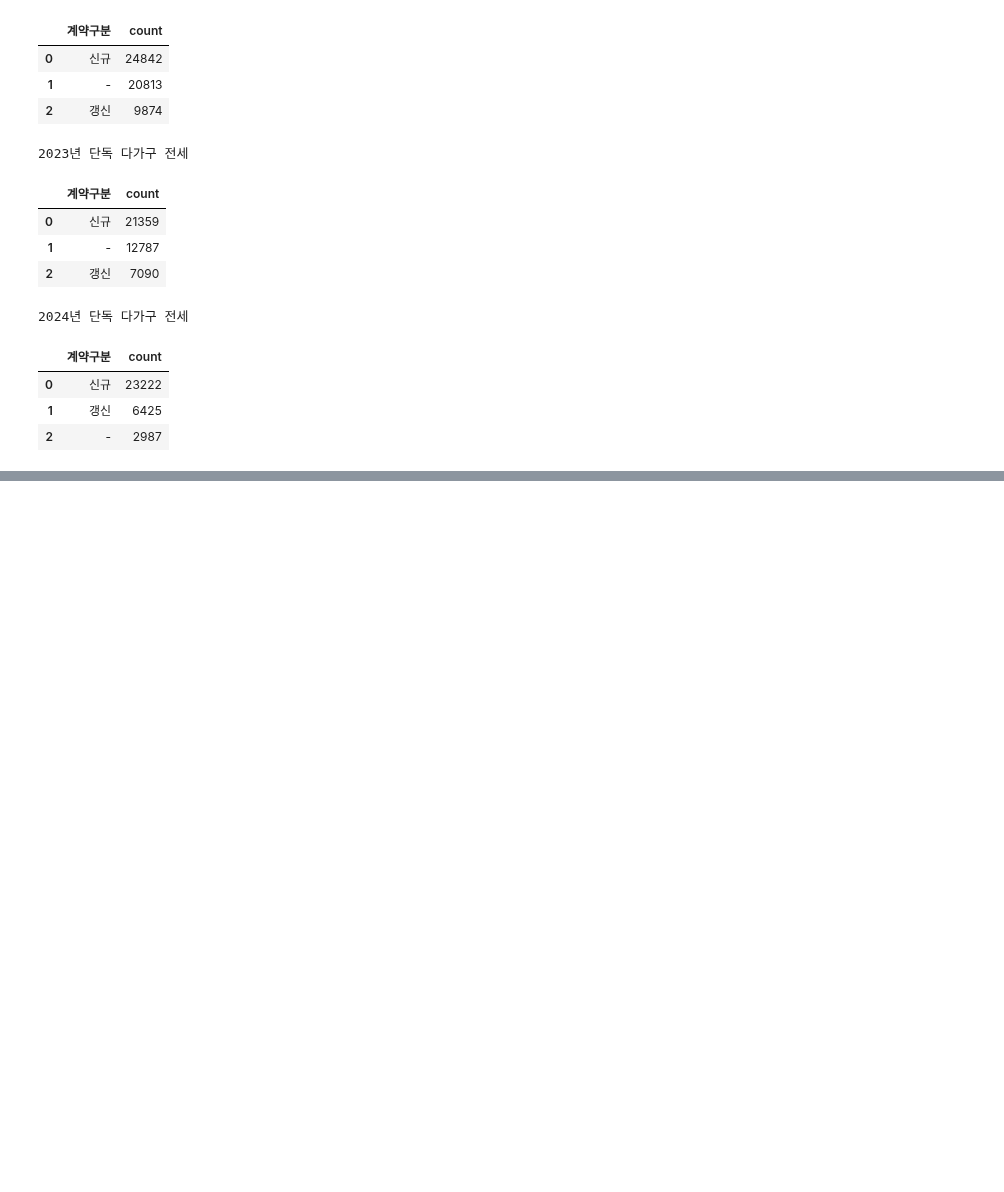
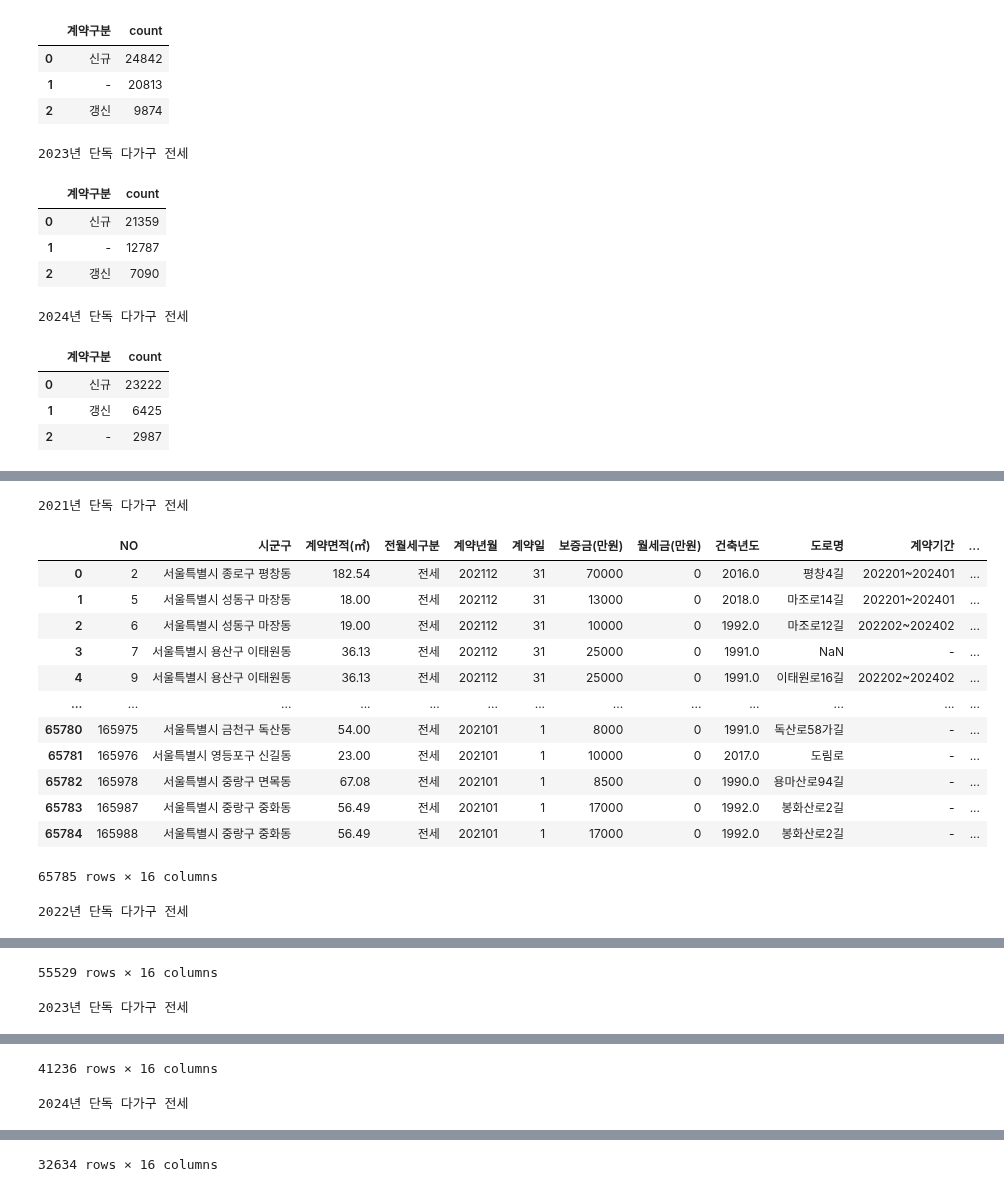
Before and after one commit to skqkrl/SDC_project, a Jupyter notebook: geumhui.ipynb, the cells around one changed output, grey strips where cells are left out. Drawn from its saved outputs; the diff is of its cells as text; code cells hidden in the pictures; blank space fills up the shorter version.

```diff
--- a/geumhui.ipynb
+++ b/geumhui.ipynb
@@ -8,3 +8,8 @@ df_2024 = pd.read_csv("C:/Users/rmagm/OneDrive/바탕 화면/vscode/단독다가
+# %%
+df_deal2021 = pd.read_csv("C:/Users/rmagm/OneDrive/바탕 화면/vscode/서울특별시 단독,다가구 전월세 데이터/단독다가구(전월세)_실거래가_2021년.csv",  encoding='cp949', header=15)
+df_deal2022 = pd.read_csv("C:/Users/rmagm/OneDrive/바탕 화면/vscode/서울특별시 단독,다가구 전월세 데이터/단독다가구(전월세)_실거래가_2022년.csv",  encoding='cp949', header=15)
+df_deal2023 = pd.read_csv("C:/Users/rmagm/OneDrive/바탕 화면/vscode/서울특별시 단독,다가구 전월세 데이터/단독다가구(전월세)_실거래가_2023년.csv",  encoding='cp949', header=15)
+df_deal2024 = pd.read_csv("C:/Users/rmagm/OneDrive/바탕 화면/vscode/서울특별시 단독,다가구 전월세 데이터/단독다가구(전월세)_실거래가_2024년.csv",  encoding='cp949', header=15)
 # %%
 print("2021년 단독 다가구 전월세")
 display(df_2021)
@@ -253,0 +538,50 @@ display(df_2024_cleaned['계약구분'].value_counts().reset_index())
+# %%
+# 보증금(만원), 월세금(만원) 데이터 타입 int로 변경
+
+# 전처리 함수 정의
+def clean_rent_columns(df):
+    for col in ['보증금(만원)', '월세금(만원)']:
+        df[col] = (
+            df[col]
+            .astype(str)               # 문자열로 변환
+            .str.replace(',', '')      # 쉼표 제거
+            .str.strip()               # 공백 제거
+        )
+        df[col] = pd.to_numeric(df[col], errors='coerce')  # 숫자로 변환, 오류시 NaN
+        df[col] = df[col].fillna(0).astype(int)            # NaN은 0으로 대체 후 int
+    return df
+
+# 데이터프레임별로 처리
+df_deal2021_cleaned = clean_rent_columns(df_deal2021_cleaned)
+df_deal2022_cleaned = clean_rent_columns(df_deal2022_cleaned)
+df_deal2023_cleaned = clean_rent_columns(df_deal2023_cleaned)
+df_deal2024_cleaned = clean_rent_columns(df_deal2024_cleaned)
+
+# 결과 확인
+print("2021년 단독 다가구 전세")
+display(df_deal2021_cleaned)
+
+print("2022년 단독 다가구 전세")
+display(df_deal2022_cleaned)
+
+print("2023년 단독 다가구 전세")
+display(df_deal2023_cleaned)
+
+print("2024년 단독 다가구 전세")
+display(df_deal2024_cleaned)
+# %% [output]
+2021년 단독 다가구 전세
+|  | NO | 시군구 | 계약면적(㎡) | 전월세구분 | 계약년월 | 계약일 | 보증금(만원) | 월세금(만원) | 건축년도 | 도로명 | 계약기간 | ... |
+| 0 | 2 | 서울특별시 종로구 평창동 | 182.54 | 전세 | 202112 | 31 | 70000 | 0 | 2016.0 | 평창4길 | 202201~202401 | ... |
+| 1 | 5 | 서울특별시 성동구 마장동 | 18.00 | 전세 | 202112 | 31 | 13000 | 0 | 2018.0 | 마조로14길 | 202201~202401 | ... |
+| 2 | 6 | 서울특별시 성동구 마장동 | 19.00 | 전세 | 202112 | 31 | 10000 | 0 | 1992.0 | 마조로12길 | 202202~202402 | ... |
+| 3 | 7 | 서울특별시 용산구 이태원동 | 36.13 | 전세 | 202112 | 31 | 25000 | 0 | 1991.0 | NaN | - | ... |
+| 4 | 9 | 서울특별시 용산구 이태원동 | 36.13 | 전세 | 202112 | 31 | 25000 | 0 | 1991.0 | 이태원로16길 | 202202~202402 | ... |
+| ... | ... | ... | ... | ... | ... | ... | ... | ... | ... | ... | ... | ... |
+| 65780 | 165975 | 서울특별시 금천구 독산동 | 54.00 | 전세 | 202101 | 1 | 8000 | 0 | 1991.0 | 독산로58가길 | - | ... |
+| 65781 | 165976 | 서울특별시 영등포구 신길동 | 23.00 | 전세 | 202101 | 1 | 10000 | 0 | 2017.0 | 도림로 | - | ... |
+| 65782 | 165978 | 서울특별시 중랑구 면목동 | 67.08 | 전세 | 202101 | 1 | 8500 | 0 | 1990.0 | 용마산로94길 | - | ... |
+| 65783 | 165987 | 서울특별시 중랑구 중화동 | 56.49 | 전세 | 202101 | 1 | 17000 | 0 | 1992.0 | 봉화산로2길 | - | ... |
+| 65784 | 165988 | 서울특별시 중랑구 중화동 | 56.49 | 전세 | 202101 | 1 | 17000 | 0 | 1992.0 | 봉화산로2길 | - | ... |
+65785 rows × 16 columns
+2022년 단독 다가구 전세
@@ -253,0 +600,2 @@ display(df_2024_cleaned['계약구분'].value_counts().reset_index())
+55529 rows × 16 columns
+2023년 단독 다가구 전세
@@ -253,0 +614,2 @@ display(df_2024_cleaned['계약구분'].value_counts().reset_index())
+41236 rows × 16 columns
+2024년 단독 다가구 전세
@@ -253,0 +628 @@ display(df_2024_cleaned['계약구분'].value_counts().reset_index())
+32634 rows × 16 columns
```
Also changed, not shown: parts of 10 cells of this notebook.
